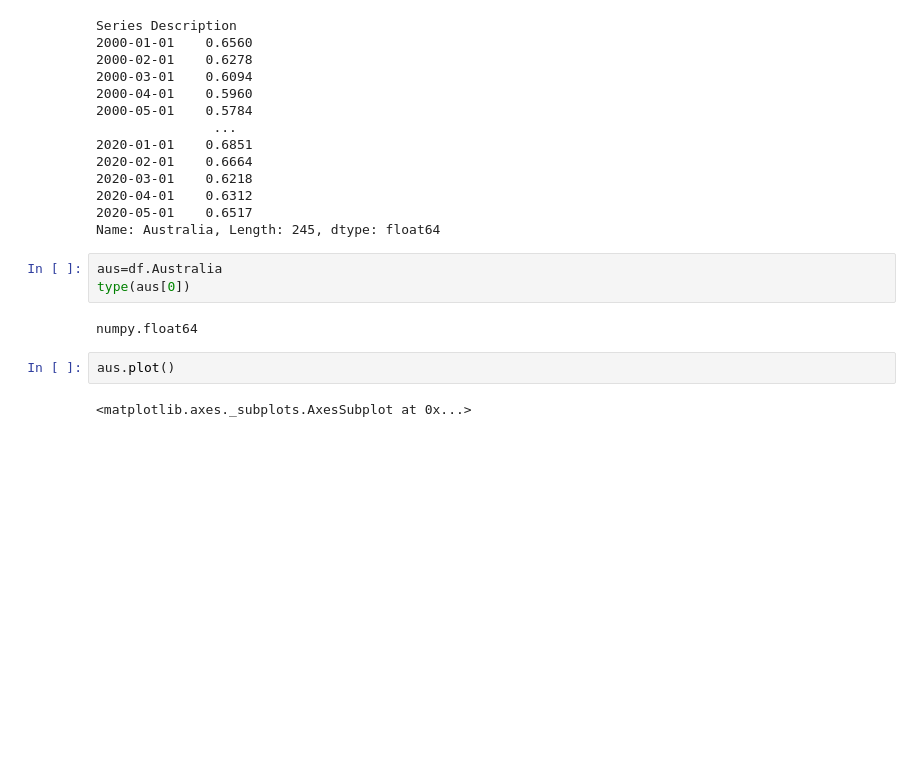
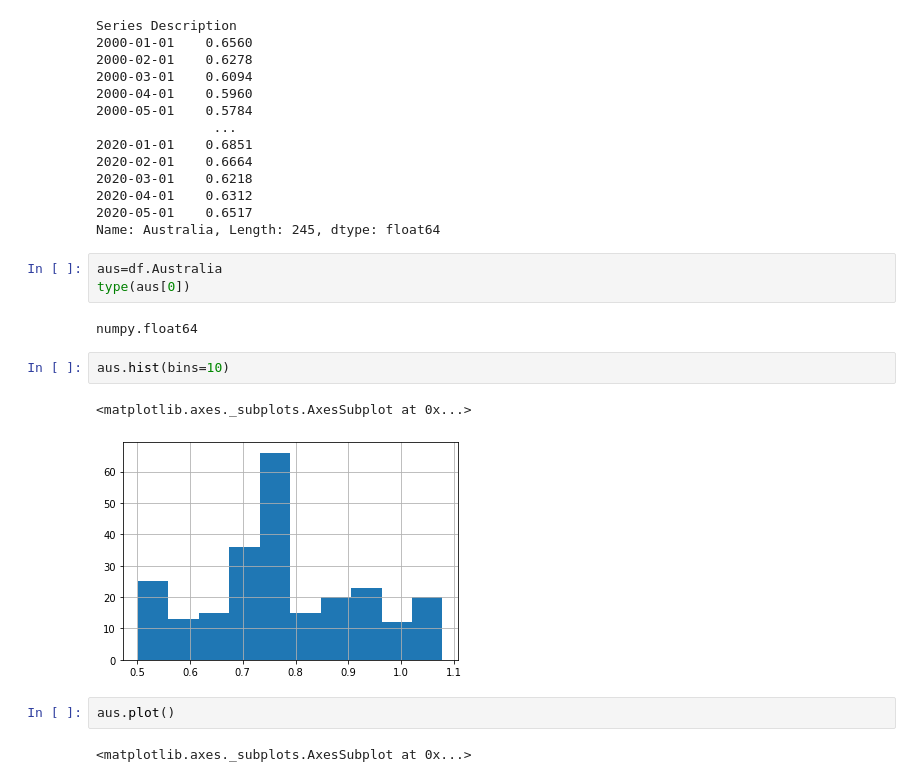
Before and after one commit to marmistead91/Foreign-Exchange-Rates-Time-Series, a Jupyter notebook: Time Series.ipynb, the cells around one changed output. Cells and saved outputs as stored; diff of their text form; blank space fills up the shorter version.

Commit message:
new data analysis graphs and clean up old graphs

```diff
--- a/Time Series.ipynb
+++ b/Time Series.ipynb
@@ -322,6 +322,11 @@ aus=df.Australia
 type(aus[0])
 # %% [output]
 numpy.float64
+# %%
+aus.hist(bins=10)
+# %% [output]
+<matplotlib.axes._subplots.AxesSubplot at 0x...>
+[figure, added]
 # %%
 aus.plot()
 # %% [output]
```
Also changed, not shown: parts of 6 cells of this notebook.
